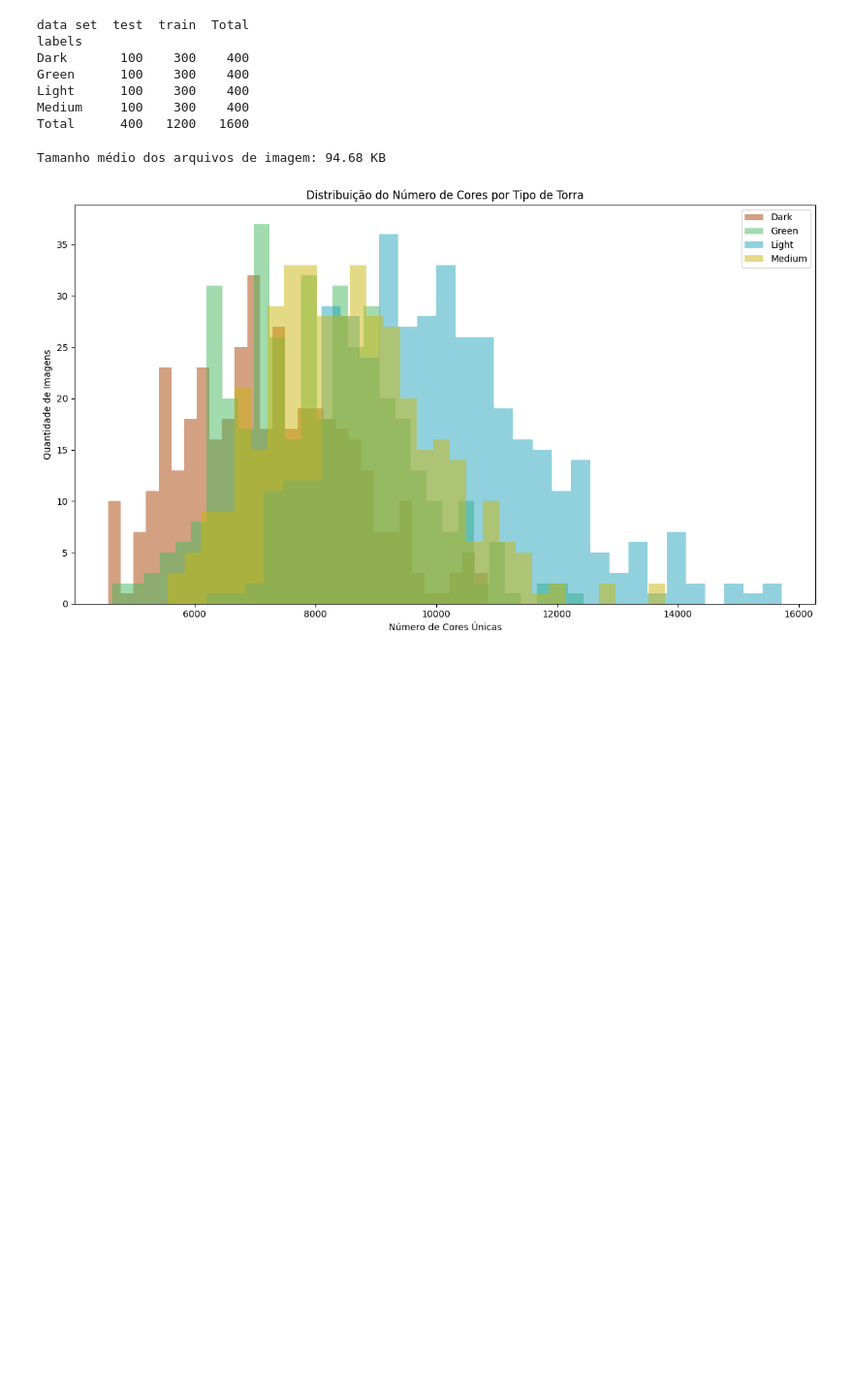
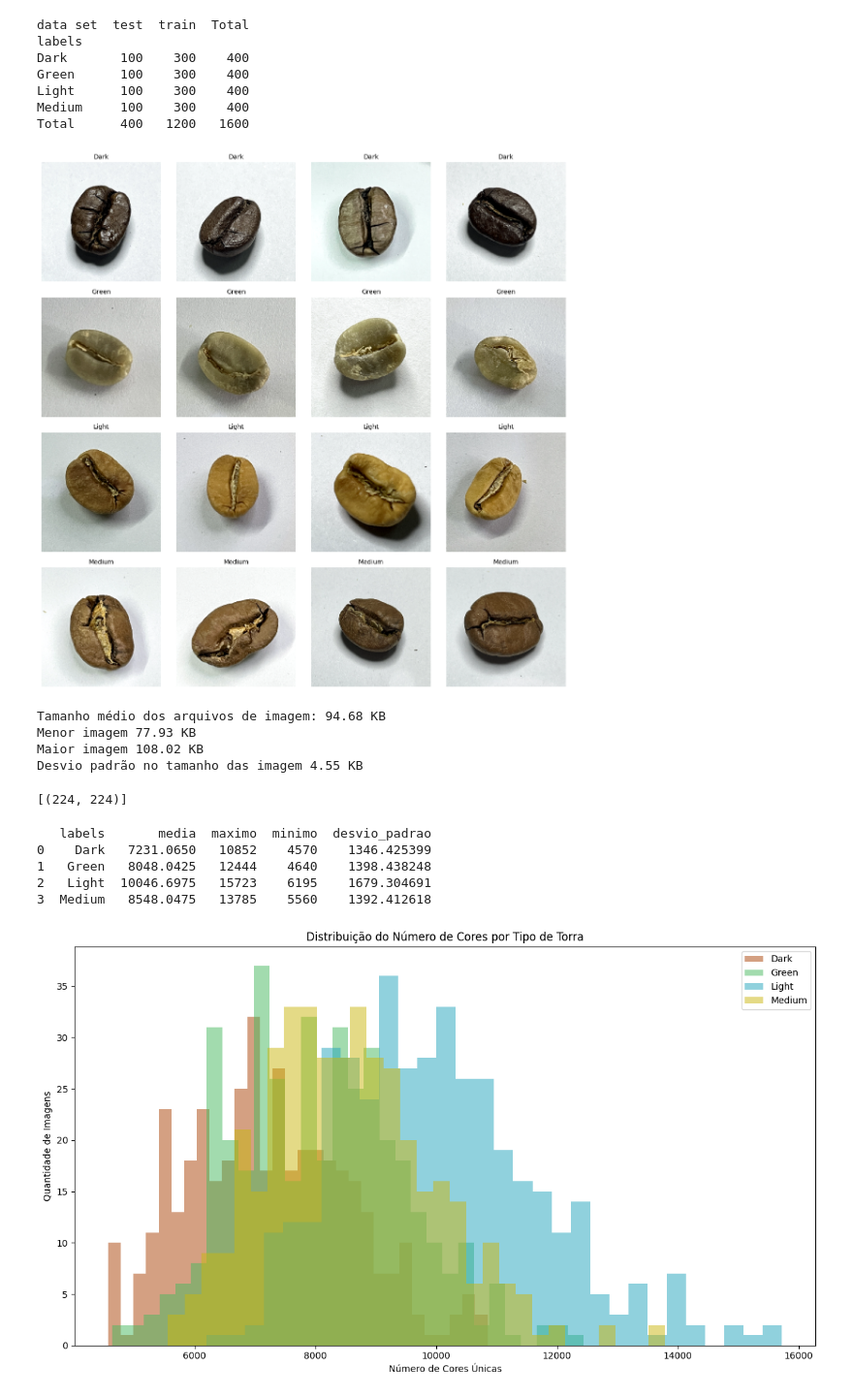
Before and after one commit to YuriRadzi/the-ember-house, a Jupyter notebook: coffee_bean_image_classification.ipynb, the cells around one changed output. Shown at 97% size. Saved outputs shown, nothing was run; the diff lists cells and outputs as text; code cells hidden in the pictures; blank space fills up the shorter version.

```diff
--- a/coffee_bean_image_classification.ipynb
+++ b/coffee_bean_image_classification.ipynb
@@ -100,16 +100,56 @@ Green      100    300    400
 Light      100    300    400
 Medium     100    300    400
 Total      400   1200   1600
+# %%
+# Exemplos de imagens disponíveis em cada classe
+
+amostras = (
+    coffee_info.groupby("labels")
+    .apply(lambda x: x.sample(n=4, random_state=6))
+    .reset_index(drop=True)
+)
+
+x, axes = plt.subplots(4, 4, figsize=(12, 12))
+
+for ax, (_, row) in zip(axes.flatten(), amostras.iterrows()):
+    img = Image.open(row['filepaths'])
+    ax.imshow(img)
+    ax.axis("off")
+    ax.set_title(row['labels'], fontsize=10)
+
+plt.tight_layout()
+plt.show()
+# %% [output]
+[figure, added]
 # %%
 def retorna_info_arquivos(caminho):
     return os.path.getsize(caminho) / 1024  # conversão para KB
 
 coffee_info['tamanho_kb'] = coffee_info['filepaths'].apply(retorna_info_arquivos)
 tamanho_medio_arquivos = coffee_info['tamanho_kb'].mean()
+maior_imagem = coffee_info["tamanho_kb"].max()
+menor_imagem = coffee_info["tamanho_kb"].min()
+desvio_tamanho = coffee_info["tamanho_kb"].std()
 
 print(f'Tamanho médio dos arquivos de imagem: {round(tamanho_medio_arquivos, 2)} KB')
+print(f'Menor imagem {round(menor_imagem, 2)} KB')
+print(f'Maior imagem {round(maior_imagem, 2)} KB')
+print(f'Desvio padrão no tamanho das imagem {round(desvio_tamanho, 2)} KB')
 # %% [output]
 Tamanho médio dos arquivos de imagem: 94.68 KB
+Menor imagem 77.93 KB
+Maior imagem 108.02 KB
+Desvio padrão no tamanho das imagem 4.55 KB
+# %%
+def retorna_dimensao_imagem(caminho):
+    with Image.open(caminho) as img:
+        return img.size
+
+coffee_info['dimensao'] = coffee_info['filepaths'].apply(retorna_dimensao_imagem)
+
+print(coffee_info['dimensao'].unique())
+# %% [output]
+[(224, 224)]
 # %%
 # conta quantidades de cores para cada foto
 
@@ -121,6 +161,21 @@ def conta_cores(caminho):
     return cores_unicas
 
 coffee_info['num_cores'] = coffee_info['filepaths'].apply(conta_cores)
+# %%
+cores = coffee_info.groupby('labels')['num_cores'].agg(
+    media='mean',
+    maximo='max',
+    minimo='min',
+    desvio_padrao='std'
+).reset_index()
+
+print(cores)
+# %% [output]
+   labels       media  maximo  minimo  desvio_padrao
+0    Dark   7231.0650   10852    4570    1346.425399
+1   Green   8048.0425   12444    4640    1398.438248
+2   Light  10046.6975   15723    6195    1679.304691
+3  Medium   8548.0475   13785    5560    1392.412618
 # %%
 # Apresenta diferença na diversidade de cores em cada foto para cada tipo de torra
 
```
Also changed, not shown: parts of 1 cell of this notebook.
